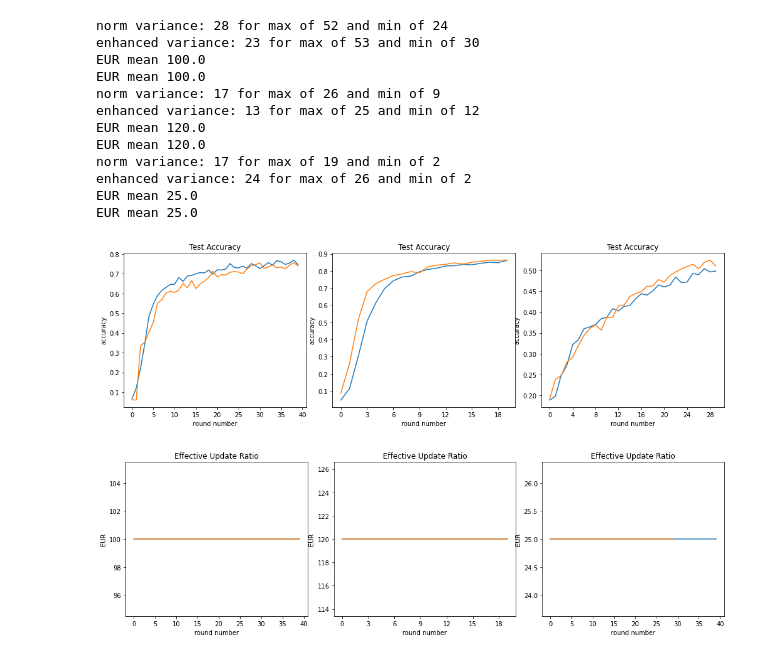
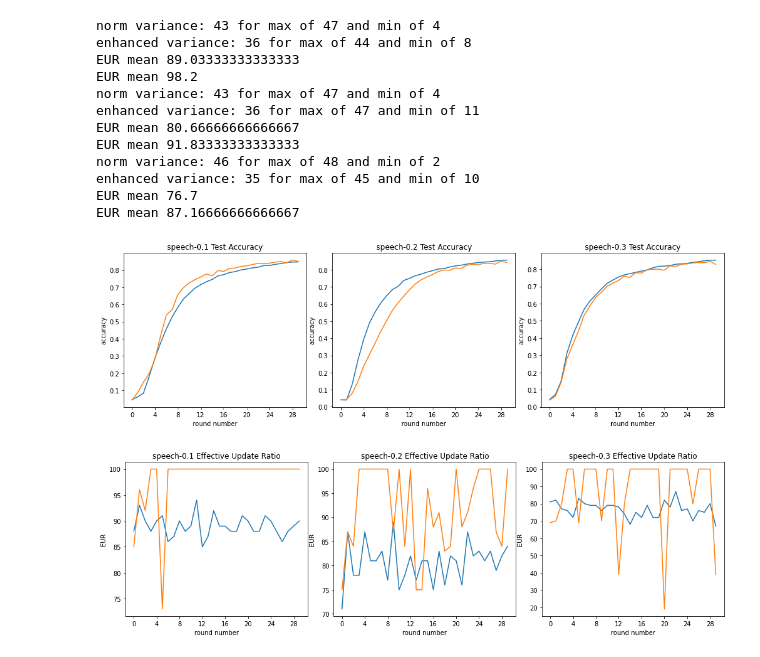
Before and after one commit to Serverless-Federated-Learning/FedLesScan, a Jupyter notebook: experiment/plots/eur.ipynb, the cells around one changed output. Cells and saved outputs as stored; diff of their text form; code cells hidden in the pictures.

```diff
--- a/experiment/plots/eur.ipynb
+++ b/experiment/plots/eur.ipynb
@@ -38,11 +38,11 @@ def get_variance(clients_log_path):
     grouped_data= data.groupby(['client_id']).size()
     return max(grouped_data),min(grouped_data)
 
-def plot_dataset_compare_3(path_normals,path_enhanced):
+def plot_dataset_compare_3(path_normals,path_enhanced,titles):
 
     x_labels = [("round_id", "round number"),("round_id", "round number")]
     y_labels = [("succs", "EUR"),("global_test_accuracy","accuracy")]
-    titles = ["Effective Update Ratio", "Test Accuracy"]
+    graph_titles = ["Effective Update Ratio", "Test Accuracy"]
     acc, acc_plts = plt.subplots(1, len(path_normals),figsize=(14,4))
     eur, eur_plts = plt.subplots(1,len(path_normals),figsize=(14,4))
     acc.tight_layout(h_pad=6)
@@ -61,8 +61,8 @@ def plot_dataset_compare_3(path_normals,path_enhanced):
         max_en, min_en = get_variance(selected_enhanced)
         print(f'norm variance: {max_norm-min_norm} for max of {max_norm} and min of {min_norm}')
         print(f'enhanced variance: {max_en-min_en} for max of {max_en} and min of {min_en}')
-        plot_figure(inv_path_normal,x_labels[0][0],y_labels[0][0],x_labels[0][1],y_labels[0][1],eur_plts[idx],titles[0])
-        plot_figure(timing_path_normal,x_labels[1][0],y_labels[1][0],x_labels[1][1],y_labels[1][1],acc_plts[idx],titles[1])
+        plot_figure(inv_path_normal,x_labels[0][0],y_labels[0][0],x_labels[0][1],y_labels[0][1],eur_plts[idx],titles[idx]+" "+graph_titles[0])
+        plot_figure(timing_path_normal,x_labels[1][0],y_labels[1][0],x_labels[1][1],y_labels[1][1],acc_plts[idx],titles[idx]+" "+graph_titles[1])
 
-        plot_figure(inv_path_enhanced,x_labels[0][0],y_labels[0][0],x_labels[0][1],y_labels[0][1],eur_plts[idx],titles[0])
-        plot_figure(timing_path_enhanced,x_labels[1][0],y_labels[1][0],x_labels[1][1],y_labels[1][1],acc_plts[idx],titles[1])
+        plot_figure(inv_path_enhanced,x_labels[0][0],y_labels[0][0],x_labels[0][1],y_labels[0][1],eur_plts[idx],titles[idx]+" "+graph_titles[0])
+        plot_figure(timing_path_enhanced,x_labels[1][0],y_labels[1][0],x_labels[1][1],y_labels[1][1],acc_plts[idx],titles[idx]+" "+graph_titles[1])
@@ -117,27 +172,27 @@ EUR mean 83.8
 # %%
-# ideal
-base_path = "../../out/ideal"
+# speech controlled expo
 
-path_normals = [f'{base_path}/femnist',f'{base_path}/speech',f'{base_path}/shakespeare']
-path_enhanced = [f'{base_path}/femnist-enhanced',f'{base_path}/speech-enhanced',f'{base_path}/shakespeare-enhanced']
+base_path = "../../out/controlled-expo"
+dataset_titles = ["speech-0.1","speech-0.2","speech-0.3"]
+path_normals = [f'{base_path}/speech-0.1',f'{base_path}/speech-0.2',f'{base_path}/speech-0.3']
+path_enhanced = [f'{base_path}/speech-enhanced-0.1',f'{base_path}/speech-enhanced-0.2',f'{base_path}/speech-enhanced-0.3']
 
-
-plot_dataset_compare_3(path_normals,path_enhanced)
+plot_dataset_compare_3(path_normals,path_enhanced,dataset_titles)
 # %% [output]
-norm variance: 28 for max of 52 and min of 24
-enhanced variance: 23 for max of 53 and min of 30
-EUR mean 100.0
-EUR mean 100.0
-norm variance: 17 for max of 26 and min of 9
-enhanced variance: 13 for max of 25 and min of 12
-EUR mean 120.0
-EUR mean 120.0
-norm variance: 17 for max of 19 and min of 2
-enhanced variance: 24 for max of 26 and min of 2
-EUR mean 25.0
-EUR mean 25.0
+norm variance: 43 for max of 47 and min of 4
+enhanced variance: 36 for max of 44 and min of 8
+EUR mean 89.03333333333333
+EUR mean 98.2
+norm variance: 43 for max of 47 and min of 4
+enhanced variance: 36 for max of 47 and min of 11
+EUR mean 80.66666666666667
+EUR mean 91.83333333333333
+norm variance: 46 for max of 48 and min of 2
+enhanced variance: 35 for max of 45 and min of 10
+EUR mean 76.7
+EUR mean 87.16666666666667
-[figure, old version]
+[figure, new version]
-[figure, old version]
+[figure, new version]
 # %%
 # higher variance when having stragglers
 #lower when not
```
Also changed, not shown: parts of 4 cells of this notebook, 7 other files.
